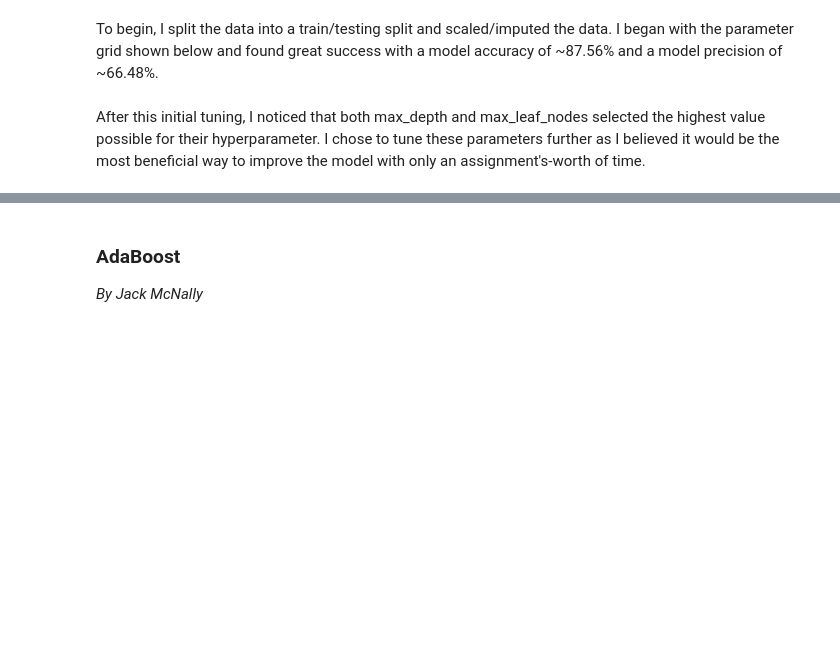
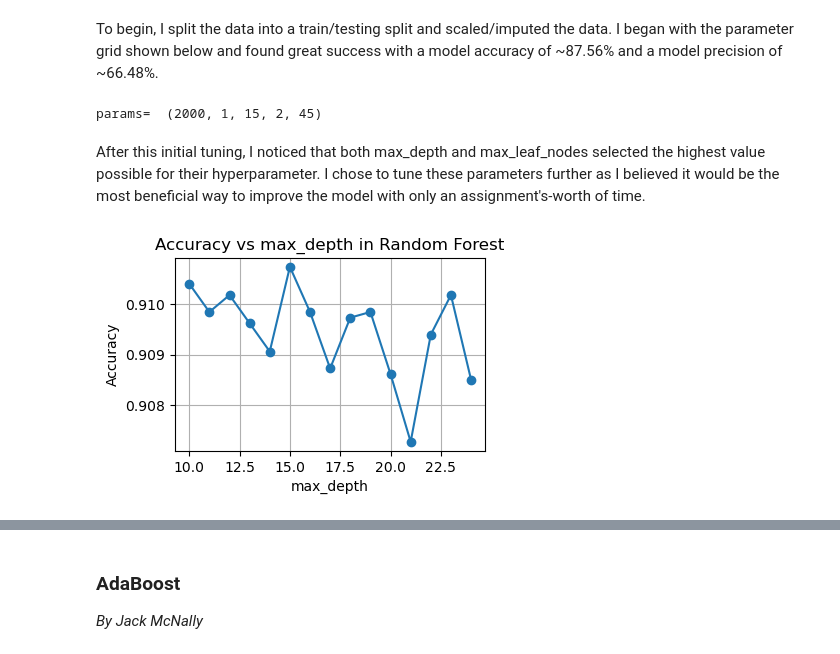
Before and after one commit to ElijahNascar/Movie-Classification-Models, a Jupyter notebook: Krish's_Fan_Club_Project_Report.ipynb, the cells around one changed output, grey strips where cells are left out. Drawn from its saved outputs; the diff is of its cells as text; code cells hidden in the pictures; blank space fills up the shorter version.

```diff
--- a/Krish's_Fan_Club_Project_Report.ipynb
+++ b/Krish's_Fan_Club_Project_Report.ipynb
@@ -334,40 +251,47 @@ print("params= ", param_list[np.argmax(oob_recall)])
+# %%
+params = {'n_estimators': [2000],
+          'max_features': [.5, 0.75, 1],
+          'max_depth': [5, 10, 15],
+          'min_samples_split': [2, 5, 8, 10],
+          'max_leaf_nodes': [20, 30, 45]
+         }
+
+param_list=list(it.product(*(params[Name] for Name in list(params.keys()))))
+oob_recall = [0]*len(param_list)
+
+i=0
+for pr in param_list:
+    model = RandomForestClassifier(random_state=1,oob_score=True,verbose=False,n_estimators = pr[0],
+                                  max_features=pr[1], n_jobs=-1).fit(X_train_imputed,y_train)
+
+    oob_pred = (model.oob_decision_function_[:,1]>=0.5).astype(int)
+    oob_recall[i] = precision_score(y_train, oob_pred)
+    i=i+1
+
+print("params= ", param_list[np.argmax(oob_recall)])
+# %% [output]
+params=  (2000, 1, 15, 2, 45)
 # %% [markdown]
 After this initial tuning, I noticed that both max_depth and max_leaf_nodes selected the highest value possible for their hyperparameter. I chose to tune these parameters further as I believed it would be the most beneficial way to improve the model with only an assignment's-worth of time.
 # %%
 # Define the values of max_depth to explore
 max_depth_values = range(10, 25)
 
 # Train random forest models with different max_depth values
 accuracies = []
 for max_depth in max_depth_values:
     rf = RandomForestClassifier(random_state=1, max_depth=max_depth)
     rf.fit(X_train_imputed, y_train)
     accuracy = rf.score(X_test_imputed, y_test)
     accuracies.append(accuracy)
 
 # Plot the max_depth values vs accuracies
+plt.figure(figsize=(4, 2.5))
 plt.plot(max_depth_values, accuracies, marker='o')
 plt.xlabel('max_depth')
 plt.ylabel('Accuracy')
 plt.title('Accuracy vs max_depth in Random Forest')
 plt.grid(True)
 plt.show()
-
-# Define the values of max_leaf_nodes to explore
-max_leaf_nodes_values = range(25, 50)
-
-# Train random forest models with different max_leaf_nodes values
-accuracies = []
-for max_leaf_nodes in max_leaf_nodes_values:
-    rf = RandomForestClassifier(random_state=1, max_leaf_nodes=max_leaf_nodes)
-    rf.fit(X_train_imputed, y_train)
-    accuracy = rf.score(X_test_imputed, y_test)
-    accuracies.append(accuracy)
-
-# Plot the max_leaf_nodes values vs accuracies
-plt.plot(max_leaf_nodes_values, accuracies, marker='o')
-plt.xlabel('max_leaf_nodes')
-plt.ylabel('Accuracy')
-plt.title('Accuracy vs max_leaf_nodes in Random Forest')
-plt.grid(True)
-plt.show()
+# %% [output]
+[figure, added]
```
Also changed, not shown: parts of 44 cells of this notebook, 2 other files.
